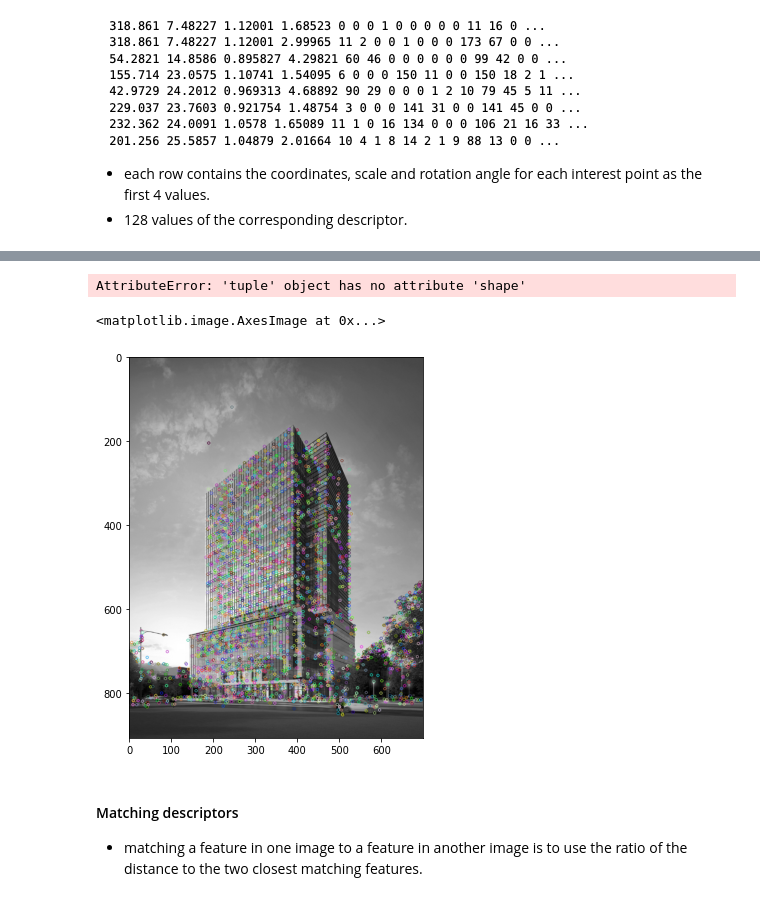
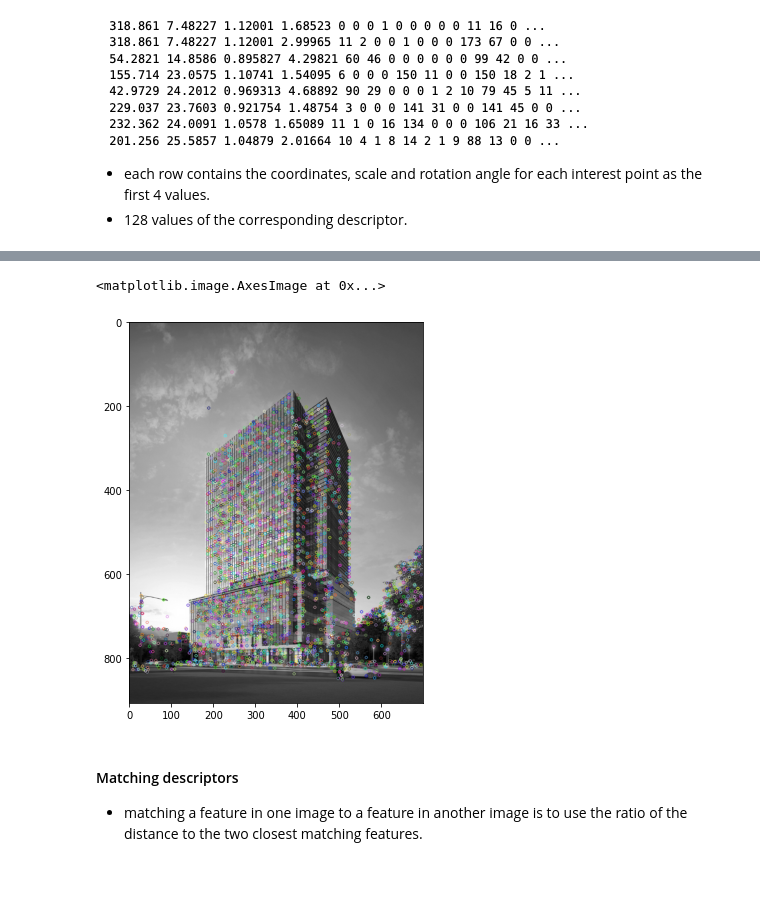
Before and after one commit to sejongpyo/Studies, a Jupyter notebook: PCV/Ch_02_local_image_descriptors.ipynb, the cells around one changed output, grey strips where cells are left out. Cells and saved outputs as stored; diff of their text form; code cells hidden in the pictures.

Commit message:
SIFT finished

```diff
--- a/PCV/Ch_02_local_image_descriptors.ipynb
+++ b/PCV/Ch_02_local_image_descriptors.ipynb
@@ -163,5 +155,0 @@ Note: you may need to restart the kernel to use updated packages.
-# %%
-test = detector.detectAndCompute(im1, None)
-test.shape
-# %% [output]
-AttributeError: 'tuple' object has no attribute 'shape'
@@ -168,17 +286,17 @@ AttributeError: 'tuple' object has no attribute 'shape'
 # %%
 img = cv2.imread('building.jpg')
 gray = cv2.cvtColor(img, cv2.COLOR_BGR2GRAY)
 
-sift = cv2.xfeatures2d.SIFT_create()
+sift = cv2.SIFT_create()
 kp = sift.detect(gray, None)
 
-img = cv2.drawKeypoints(gray, kp, outImage = None)
+img = cv2.drawKeypoints(gray, kp, img)
 
 plt.figure(figsize= (10, 7))
 plt.imshow(img)
 # %% [output]
 <matplotlib.image.AxesImage at 0x...>
-[figure, old version]
+[figure, new version]
 # %% [markdown]
 #### Matching descriptors
 - matching a feature in one image to a feature in another image is to use the ratio of the distance to the two closest matching features.
```
Also changed, not shown: parts of 8 cells of this notebook.
